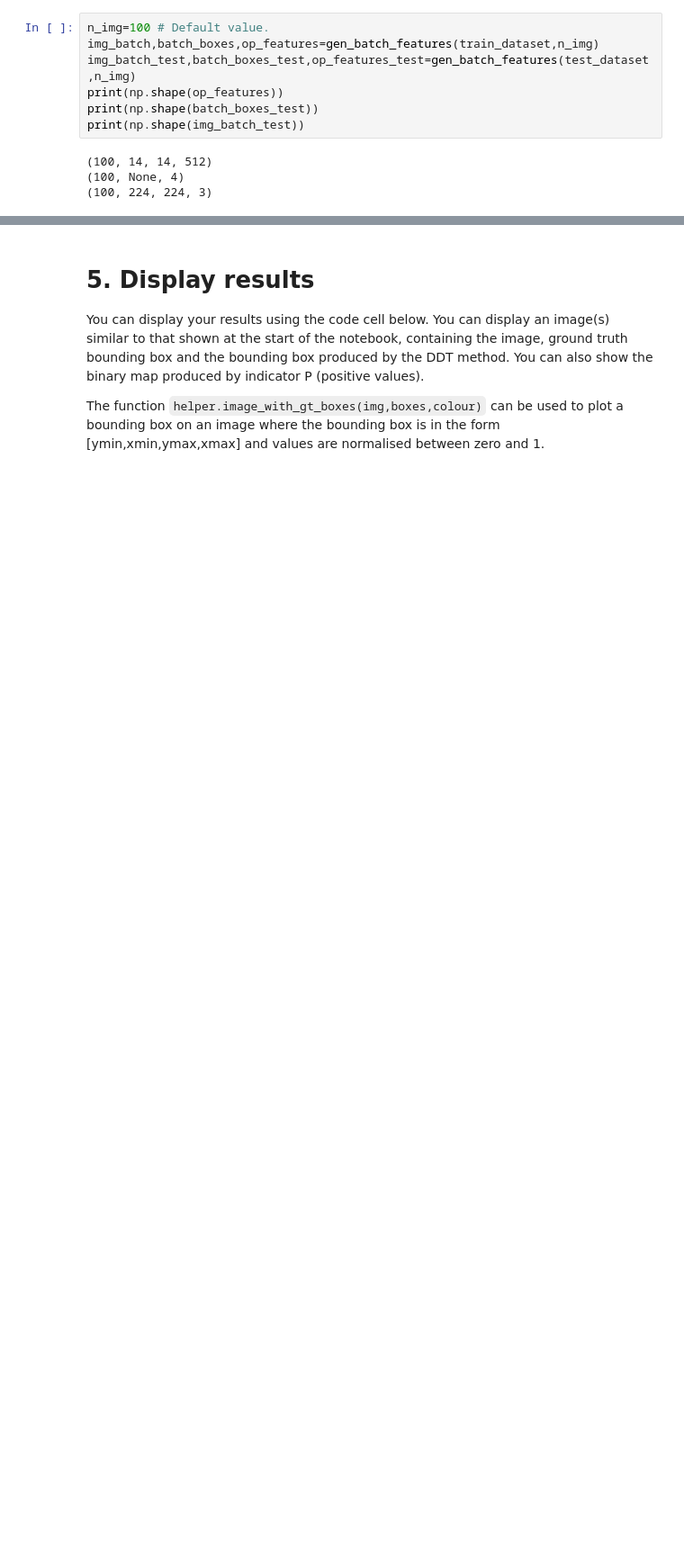
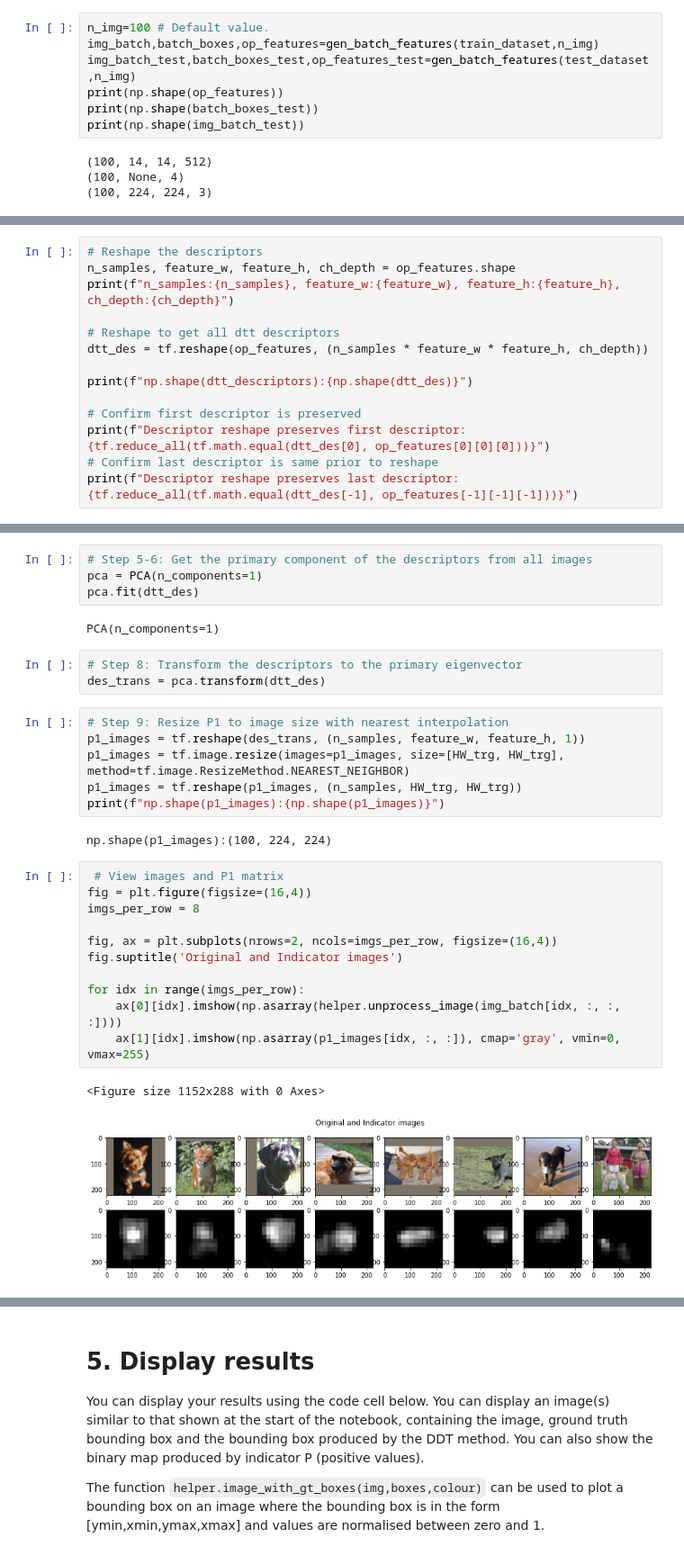
Before and after one commit to davidnol/CE6003, a Jupyter notebook: Etivity_assignment3_David_Nolan_20146744.ipynb, the cells around one changed output, grey strips where cells are left out. Shown at 90% size. Cells and saved outputs as stored; diff of their text form; blank space fills up the shorter version.

```diff
--- a/Etivity_assignment3_David_Nolan_20146744.ipynb
+++ b/Etivity_assignment3_David_Nolan_20146744.ipynb
@@ -180,0 +201,14 @@ In the code cells below add your implementation of the DDT Algorithm for object
+# %%
+# Reshape the descriptors
+n_samples, feature_w, feature_h, ch_depth = op_features.shape
+print(f"n_samples:{n_samples}, feature_w:{feature_w}, feature_h:{feature_h}, ch_depth:{ch_depth}")
+
+# Reshape to get all dtt descriptors
+dtt_des = tf.reshape(op_features, (n_samples * feature_w * feature_h, ch_depth))
+
+print(f"np.shape(dtt_descriptors):{np.shape(dtt_des)}")
+
+# Confirm first descriptor is preserved
+print(f"Descriptor reshape preserves first descriptor: {tf.reduce_all(tf.math.equal(dtt_des[0], op_features[0][0][0]))}")
+# Confirm last descriptor is same prior to reshape
+print(f"Descriptor reshape preserves last descriptor: {tf.reduce_all(tf.math.equal(dtt_des[-1], op_features[-1][-1][-1]))}")
@@ -180,0 +220,31 @@ In the code cells below add your implementation of the DDT Algorithm for object
+# %%
+# Step 5-6: Get the primary component of the descriptors from all images
+pca = PCA(n_components=1)
+pca.fit(dtt_des)
+# %% [output]
+PCA(n_components=1)
+# %%
+# Step 8: Transform the descriptors to the primary eigenvector
+des_trans = pca.transform(dtt_des)
+# %%
+# Step 9: Resize P1 to image size with nearest interpolation
+p1_images = tf.reshape(des_trans, (n_samples, feature_w, feature_h, 1))
+p1_images = tf.image.resize(images=p1_images, size=[HW_trg, HW_trg], method=tf.image.ResizeMethod.NEAREST_NEIGHBOR)
+p1_images = tf.reshape(p1_images, (n_samples, HW_trg, HW_trg))
+print(f"np.shape(p1_images):{np.shape(p1_images)}")
+# %% [output]
+np.shape(p1_images):(100, 224, 224)
+# %%
+ # View images and P1 matrix
+fig = plt.figure(figsize=(16,4))
+imgs_per_row = 8
+
+fig, ax = plt.subplots(nrows=2, ncols=imgs_per_row, figsize=(16,4))
+fig.suptitle('Original and Indicator images')
+
+for idx in range(imgs_per_row):
+    ax[0][idx].imshow(np.asarray(helper.unprocess_image(img_batch[idx, :, :, :])))
+    ax[1][idx].imshow(np.asarray(p1_images[idx, :, :]), cmap='gray', vmin=0, vmax=255)
+# %% [output]
+<Figure size 1152x288 with 0 Axes>
+[figure, added]
```
Also changed, not shown: parts of 17 cells of this notebook.
